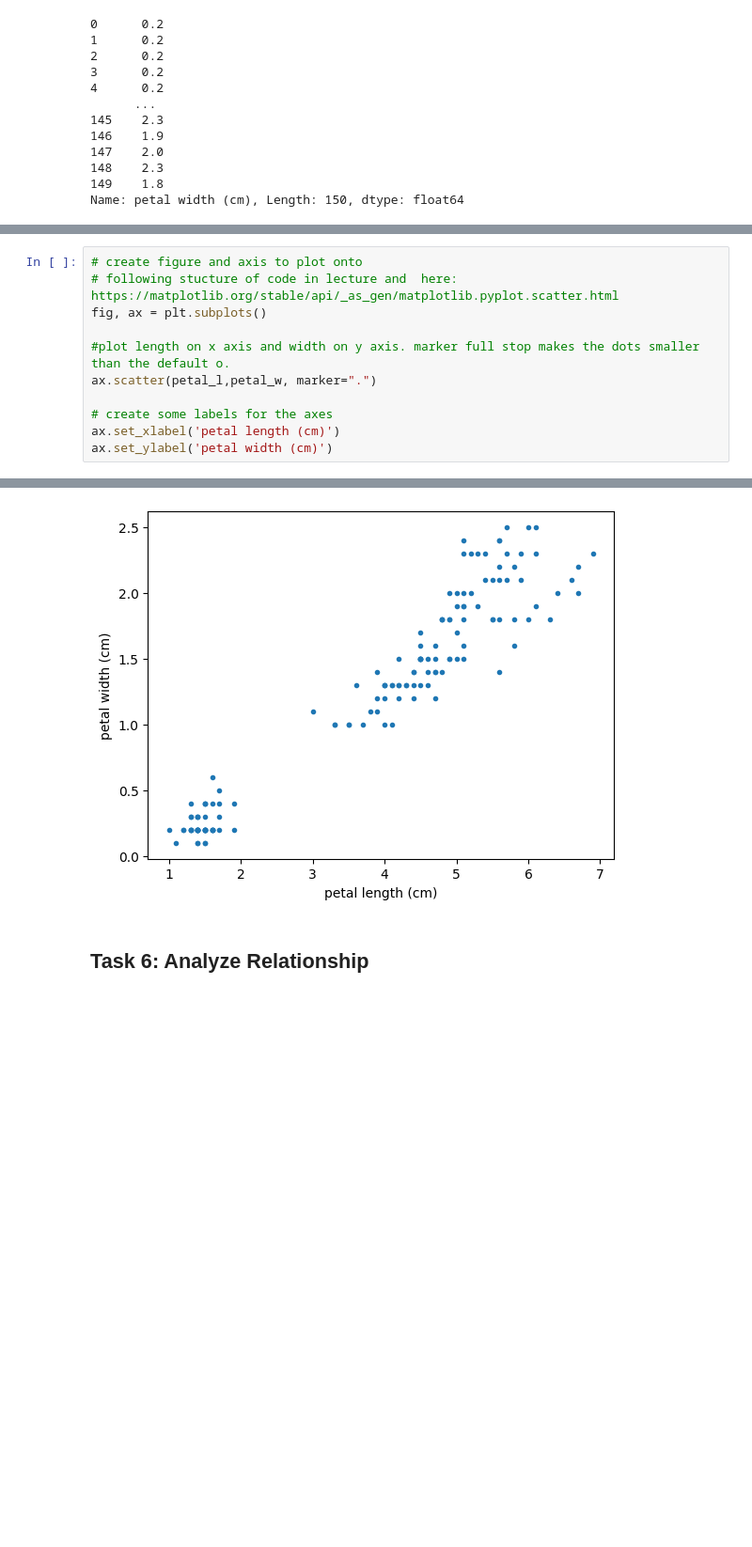
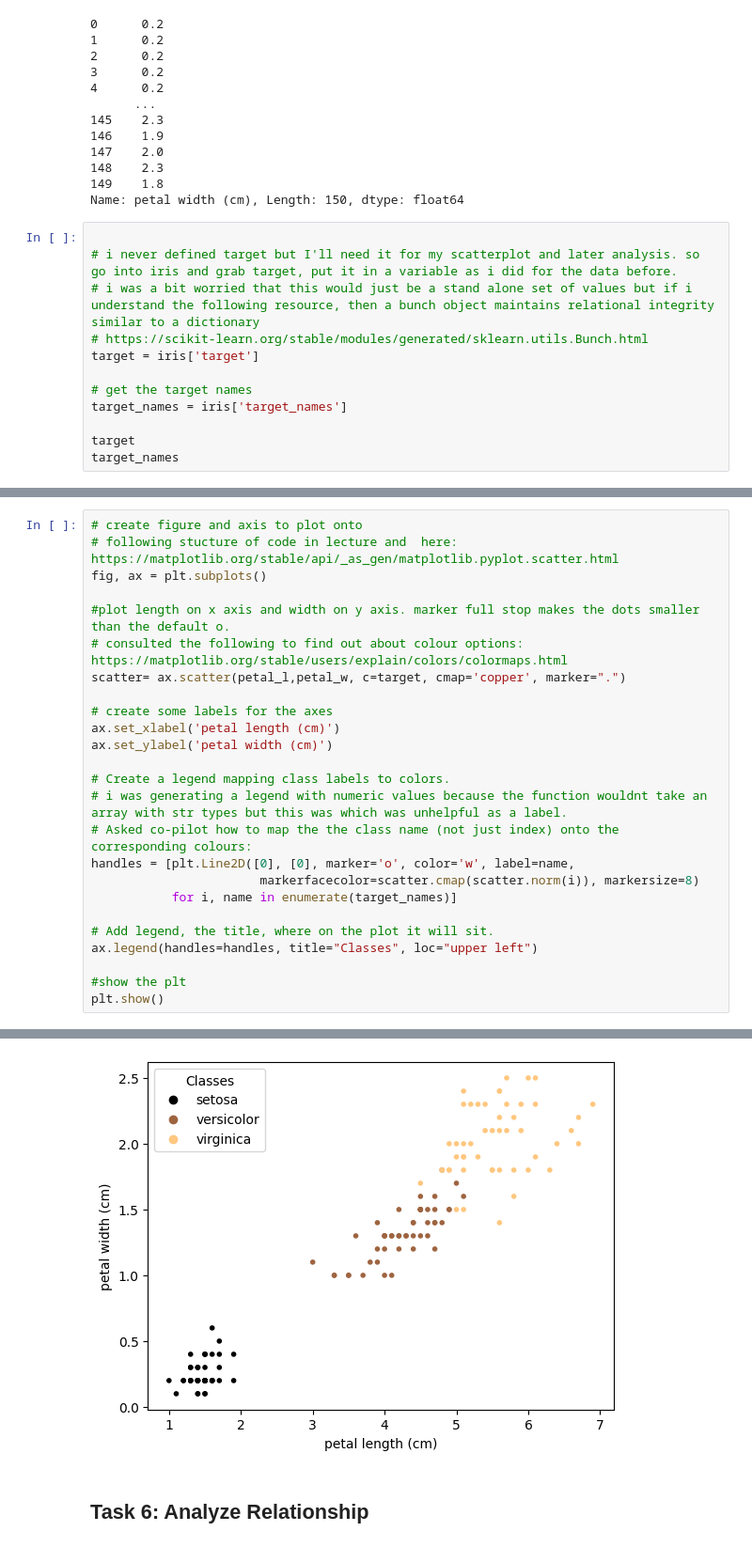
Before and after one commit to EmmaChubbCode/principles_of_da, a Jupyter notebook: tasks.ipynb, the cells around one changed output, grey strips where cells are left out. Shown: that part at 94% size. Saved outputs shown, nothing was run; the diff lists cells and outputs as text; blank space fills up the shorter version.

Commit message:
finally got legend working

```diff
--- a/tasks.ipynb
+++ b/tasks.ipynb
@@ -239,3 +240,15 @@ petal_w
 148    2.3
 149    1.8
 Name: petal width (cm), Length: 150, dtype: float64
+# %%
+
+# i never defined target but I'll need it for my scatterplot and later analysis. so go into iris and grab target, put it in a variable as i did for the data before.
+# i was a bit worried that this would just be a stand alone set of values but if i understand the following resource, then a bunch object maintains relational integrity similar to a dictionary
+# https://scikit-learn.org/stable/modules/generated/sklearn.utils.Bunch.html
+target = iris['target']
+
+# get the target names
+target_names = iris['target_names']
+
+target
+target_names
@@ -245,9 +260,23 @@ Name: petal width (cm), Length: 150, dtype: float64
 fig, ax = plt.subplots()
 
 #plot length on x axis and width on y axis. marker full stop makes the dots smaller than the default o.
-ax.scatter(petal_l,petal_w, marker=".")
+# consulted the following to find out about colour options: https://matplotlib.org/stable/users/explain/colors/colormaps.html
+scatter= ax.scatter(petal_l,petal_w, c=target, cmap='copper', marker=".")
 
 # create some labels for the axes
 ax.set_xlabel('petal length (cm)')
 ax.set_ylabel('petal width (cm)')
+
+# Create a legend mapping class labels to colors.
+# i was generating a legend with numeric values because the function wouldnt take an array with str types but this was which was unhelpful as a label.
+# Asked co-pilot how to map the the class name (not just index) onto the corresponding colours:
+handles = [plt.Line2D([0], [0], marker='o', color='w', label=name,
+                       markerfacecolor=scatter.cmap(scatter.norm(i)), markersize=8)
+           for i, name in enumerate(target_names)]
+
+# Add legend, the title, where on the plot it will sit.
+ax.legend(handles=handles, title="Classes", loc="upper left")
+
+#show the plt
+plt.show()
 # %% [output]
@@ -255,4 +283,4 @@ Text(0, 0.5, 'petal width (cm)')
-[figure, old version]
+[figure, new version]
 # %% [markdown]
 ## Task 6: Analyze Relationship
 # %% [markdown]
```
Also changed, not shown: parts of 3 cells of this notebook.
